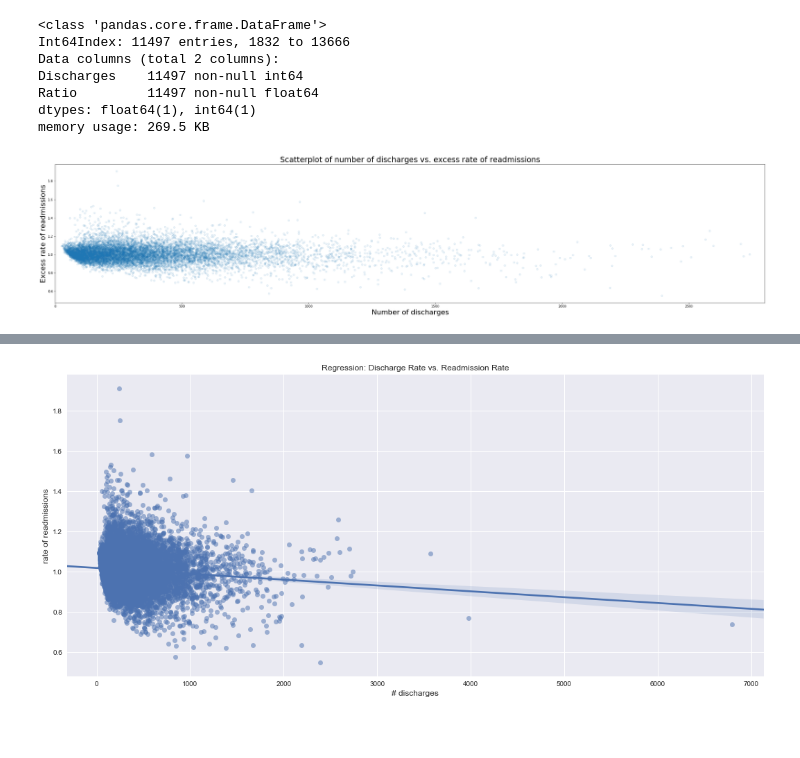
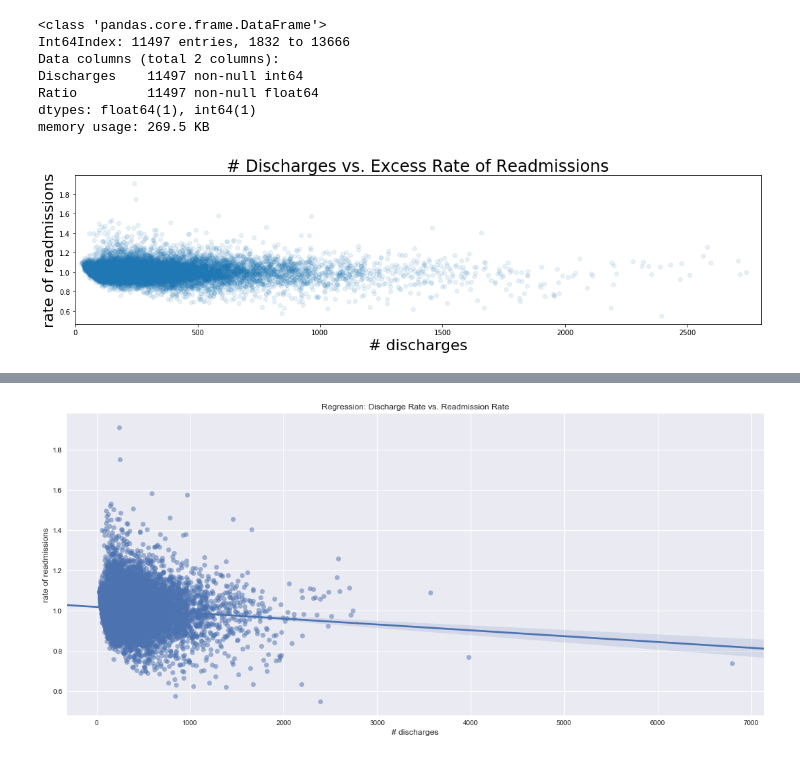
Before and after one commit to b-gibbs/data_science, a Jupyter notebook: Statistical Inference/Ex 3 Hospital Readmissions/sliderule_dsi_inferential_statistics_exercise_3.ipynb, the cells around one changed output, grey strips where cells are left out. Drawn from its saved outputs; the diff is of its cells as text; code cells hidden in the pictures; blank space fills up the shorter version.

```diff
--- a/Statistical Inference/Ex 3 Hospital Readmissions/sliderule_dsi_inferential_statistics_exercise_3.ipynb
+++ b/Statistical Inference/Ex 3 Hospital Readmissions/sliderule_dsi_inferential_statistics_exercise_3.ipynb
@@ -151,16 +151,16 @@ Ratio         11497 non-null float64
 dtypes: float64(1), int64(1)
 memory usage: 269.5 KB
 # %%
-plt.figure(figsize=(40,8))
+plt.figure(figsize=(18, 4))
 plt.scatter(x=df.Discharges, y=df.Ratio, alpha = .1)
 plt.xlim(0,2800)
 plt.xlabel('# discharges', fontsize=22)
 plt.ylabel('rate of readmissions', fontsize=22)
 plt.title('# Discharges vs. Excess Rate of Readmissions', fontsize=24)
 
 plt.show();
 # %% [output]
-[figure, old version]
+[figure, new version]
 # %%
 plt.figure(figsize=(18,4))
 plt.scatter(x=df.Discharges, y=df.Ratio, alpha = .1)
```
Also changed, not shown: parts of 19 cells of this notebook, 1 other file.
